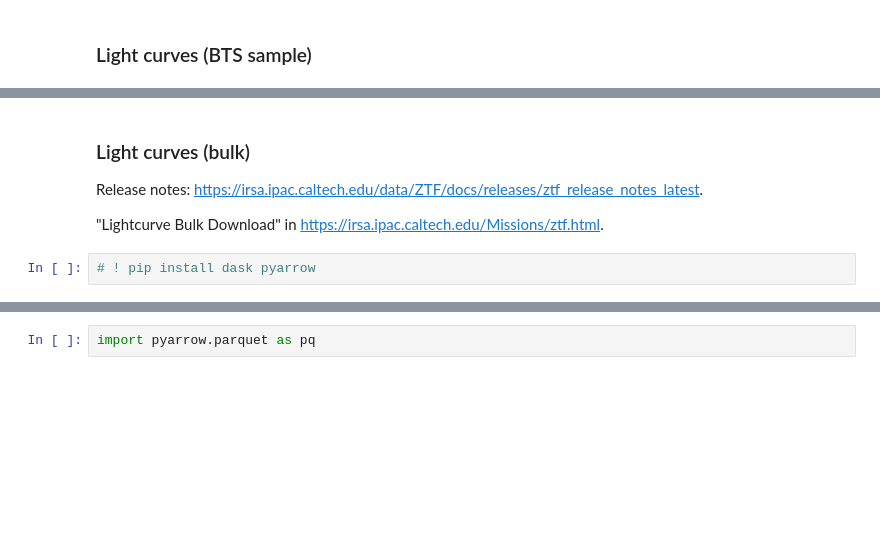
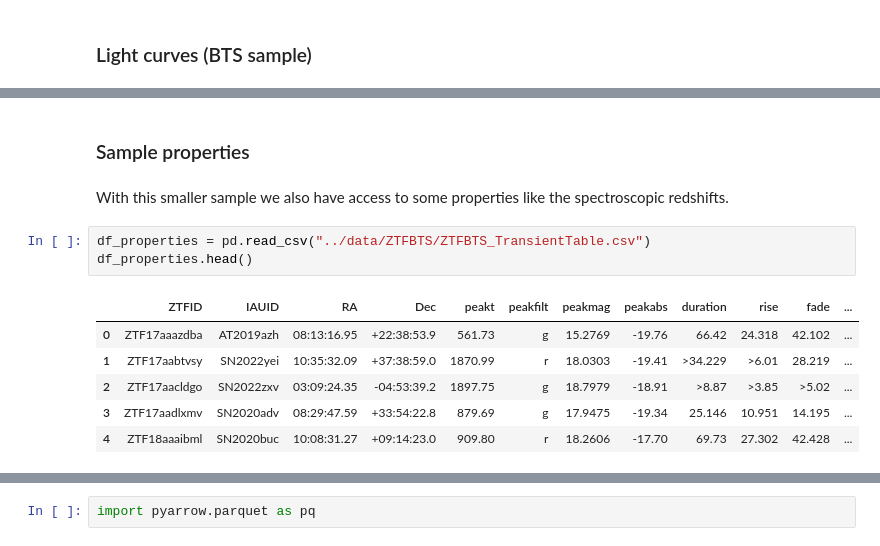
Before and after one commit to ThomasHelfer/multimodal-supernovae, a Jupyter notebook: multimodal_ssl/notebooks/01_exploratory_data.ipynb, the cells around one changed output, grey strips where cells are left out. Drawn from its saved outputs; the diff is of its cells as text; blank space fills up the shorter version.

```diff
--- a/multimodal_ssl/notebooks/01_exploratory_data.ipynb
+++ b/multimodal_ssl/notebooks/01_exploratory_data.ipynb
@@ -70,11 +95,17 @@ for i in range(4):
         axs[i, j].legend()
 # %% [output]
 [figure]
-# %% [markdown]
-### Light curves (bulk)
-
-Release notes: https://irsa.ipac.caltech.edu/data/ZTF/docs/releases/ztf_release_notes_latest.
-
-"Lightcurve Bulk Download" in https://irsa.ipac.caltech.edu/Missions/ztf.html.
-# %%
-# ! pip install dask pyarrow
+# %% [markdown]
+### Sample properties
+# %% [markdown]
+With this smaller sample we also have access to some properties like the spectroscopic redshifts.
+# %%
+df_properties = pd.read_csv("../data/ZTFBTS/ZTFBTS_TransientTable.csv")
+df_properties.head()
+# %% [output]
+|  | ZTFID | IAUID | RA | Dec | peakt | peakfilt | peakmag | peakabs | duration | rise | fade | ... |
+| 0 | ZTF17aaazdba | AT2019azh | 08:13:16.95 | +22:38:53.9 | 561.73 | g | 15.2769 | -19.76 | 66.42 | 24.318 | 42.102 | ... |
+| 1 | ZTF17aabtvsy | SN2022yei | 10:35:32.09 | +37:38:59.0 | 1870.99 | r | 18.0303 | -19.41 | >34.229 | >6.01 | 28.219 | ... |
+| 2 | ZTF17aacldgo | SN2022zxv | 03:09:24.35 | -04:53:39.2 | 1897.75 | g | 18.7979 | -18.91 | >8.87 | >3.85 | >5.02 | ... |
+| 3 | ZTF17aadlxmv | SN2020adv | 08:29:47.59 | +33:54:22.8 | 879.69 | g | 17.9475 | -19.34 | 25.146 | 10.951 | 14.195 | ... |
+| 4 | ZTF18aaaibml | SN2020buc | 10:08:31.27 | +09:14:23.0 | 909.80 | r | 18.2606 | -17.70 | 69.73 | 27.302 | 42.428 | ... |
```
Also changed, not shown: parts of 15 cells of this notebook, 4 other files.
